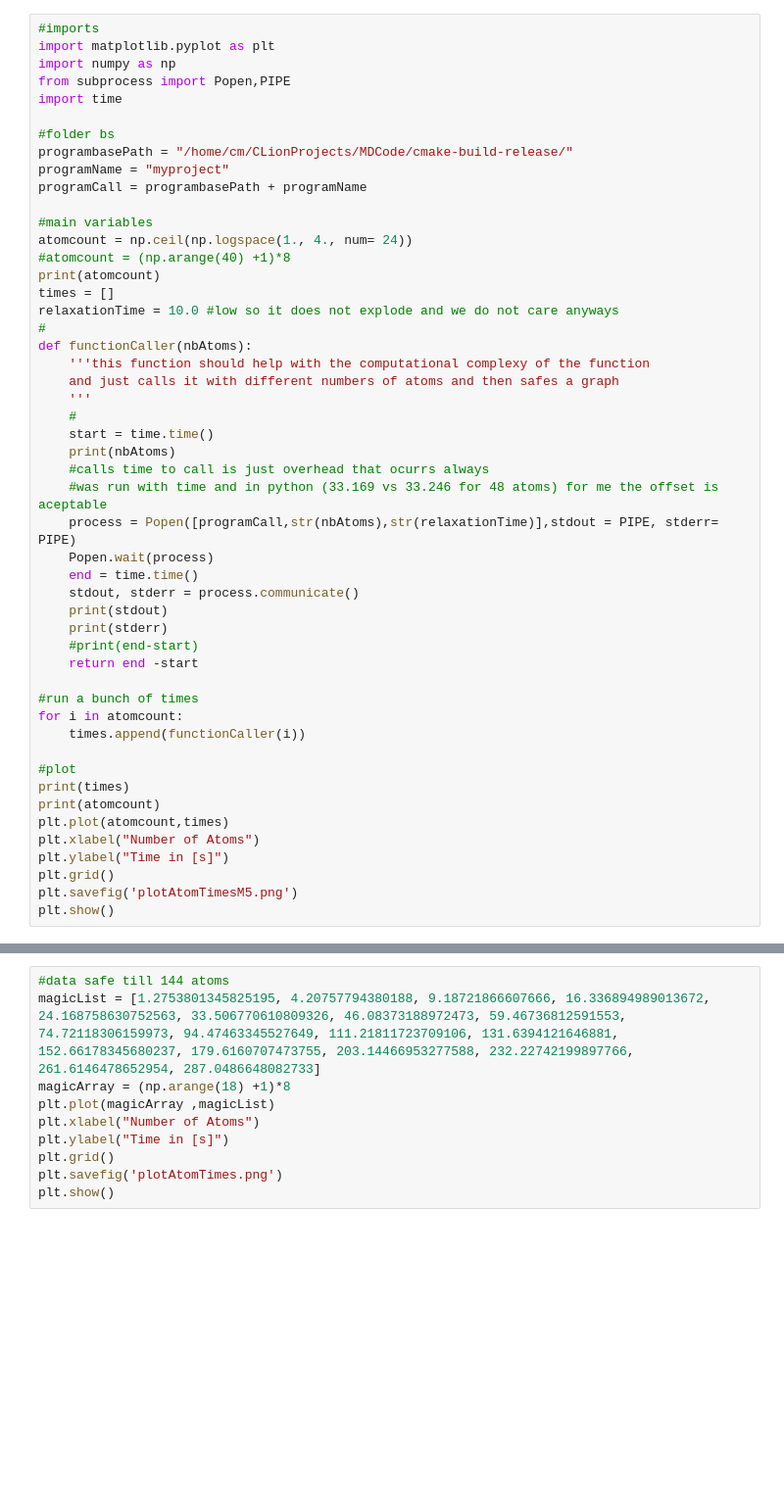
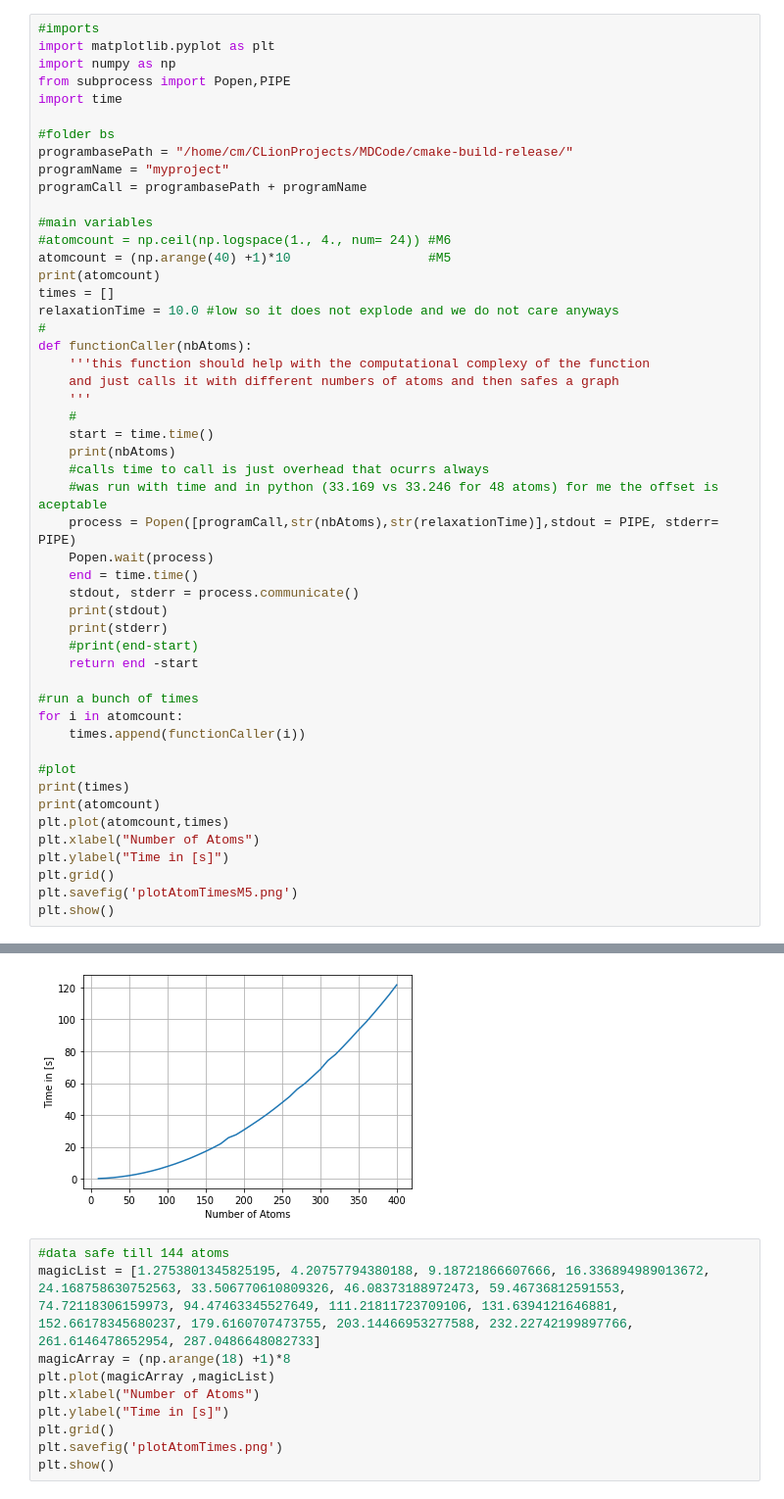
Before and after one commit to cmoser8892/MoleDymCode, a Jupyter notebook: AJupyter/M5DataGrapper.ipynb, the cells around one changed output, grey strips where cells are left out. Shown at 98% size. Drawn from its saved outputs; the diff is of its cells as text; blank space fills up the shorter version.

```diff
--- a/AJupyter/M5DataGrapper.ipynb
+++ b/AJupyter/M5DataGrapper.ipynb
@@ -11,8 +11,8 @@ programName = "myproject"
 programCall = programbasePath + programName
 
 #main variables
-atomcount = np.ceil(np.logspace(1., 4., num= 24))
-#atomcount = (np.arange(40) +1)*8
+#atomcount = np.ceil(np.logspace(1., 4., num= 24)) #M6
+atomcount = (np.arange(40) +1)*10                  #M5
 print(atomcount)
 times = []
 relaxationTime = 10.0 #low so it does not explode and we do not care anyways
@@ -69,3 +69,4 @@ b''
+[figure, added]
 # %%
 #data safe till 144 atoms
 magicList = [1.2753801345825195, 4.20757794380188, 9.18721866607666, 16.336894989013672, 24.168758630752563, 33.506770610809326, 46.08373188972473, 59.46736812591553, 74.72118306159973, 94.47463345527649, 111.21811723709106, 131.6394121646881, 152.66178345680237, 179.6160707473755, 203.14466953277588, 232.22742199897766, 261.6146478652954, 287.0486648082733]
```
Also changed, not shown: parts of 1 cell of this notebook, 11 other files.
